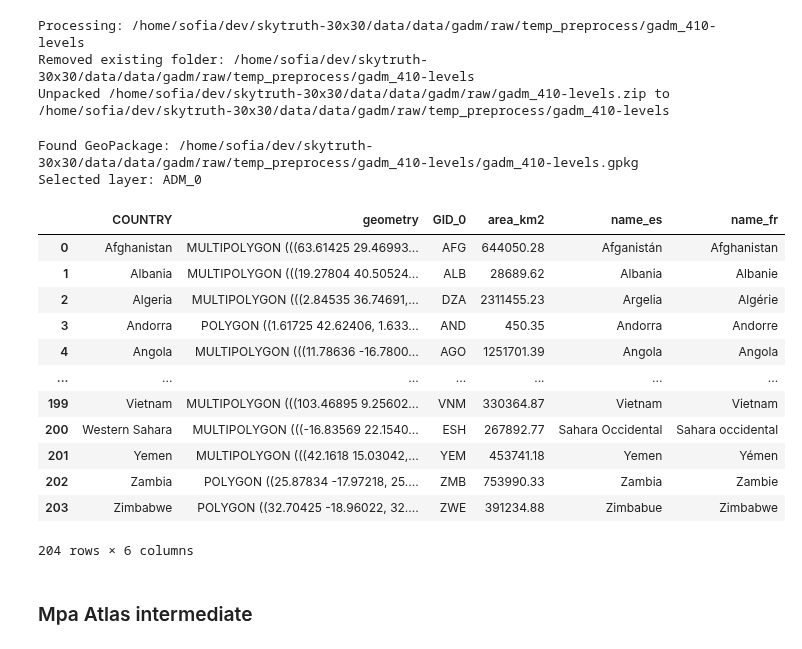
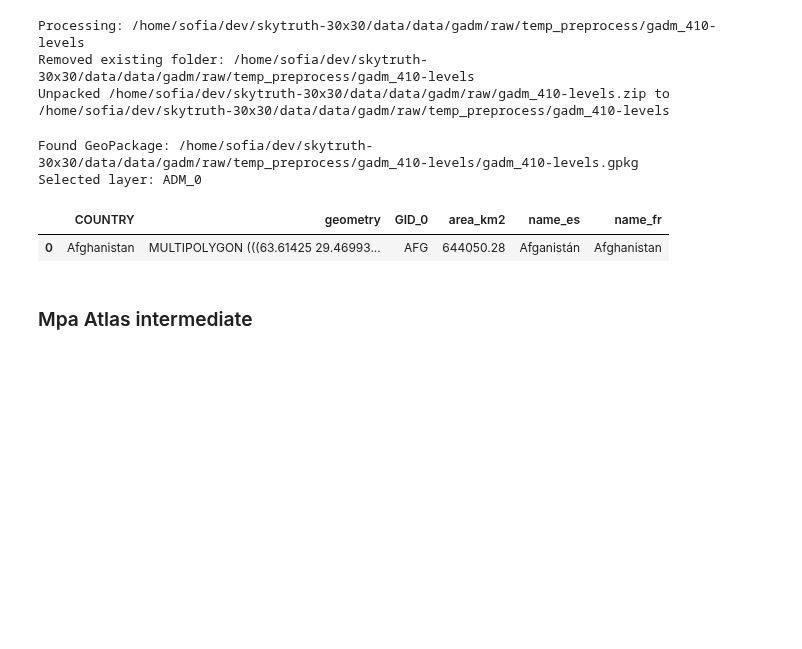
Before and after one commit to SkyTruth/skytruth-30x30, a Jupyter notebook: data/notebooks/pipes_mock/intermediate.ipynb, the cells around one changed output. Drawn from its saved outputs; the diff is of its cells as text; code cells hidden in the pictures; blank space fills up the shorter version.

```diff
--- a/data/notebooks/pipes_mock/intermediate.ipynb
+++ b/data/notebooks/pipes_mock/intermediate.ipynb
@@ -319,19 +320,8 @@ translations_path = input_path.joinpath('locations_translated.csv')
 # %%
 # Add translations for country names
 gdf_translated = add_translations(gdf_updated, translations_path).drop(columns=['code'])
-gdf_translated
+gdf_translated.head(1)
 # %% [output]
 |  | COUNTRY | geometry | GID_0 | area_km2 | name_es | name_fr |
 | 0 | Afghanistan | MULTIPOLYGON (((63.61425 29.46993... | AFG | 644050.28 | Afganistán | Afghanistan |
-| 1 | Albania | MULTIPOLYGON (((19.27804 40.50524... | ALB | 28689.62 | Albania | Albanie |
-| 2 | Algeria | MULTIPOLYGON (((2.84535 36.74691,... | DZA | 2311455.23 | Argelia | Algérie |
-| 3 | Andorra | POLYGON ((1.61725 42.62406, 1.633... | AND | 450.35 | Andorra | Andorre |
-| 4 | Angola | MULTIPOLYGON (((11.78636 -16.7800... | AGO | 1251701.39 | Angola | Angola |
-| ... | ... | ... | ... | ... | ... | ... |
-| 199 | Vietnam | MULTIPOLYGON (((103.46895 9.25602... | VNM | 330364.87 | Vietnam | Vietnam |
-| 200 | Western Sahara | MULTIPOLYGON (((-16.83569 22.1540... | ESH | 267892.77 | Sahara Occidental | Sahara occidental |
-| 201 | Yemen | MULTIPOLYGON (((42.1618 15.03042,... | YEM | 453741.18 | Yemen | Yémen |
-| 202 | Zambia | POLYGON ((25.87834 -17.97218, 25.... | ZMB | 753990.33 | Zambia | Zambie |
-| 203 | Zimbabwe | POLYGON ((32.70425 -18.96022, 32.... | ZWE | 391234.88 | Zimbabue | Zimbabwe |
-204 rows × 6 columns
 # %%
```
Also changed, not shown: parts of 13 cells of this notebook, 3 other files.
